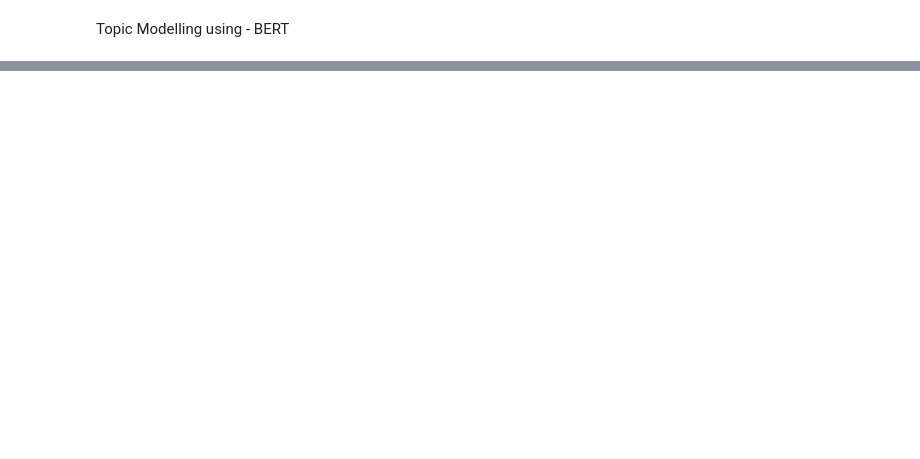
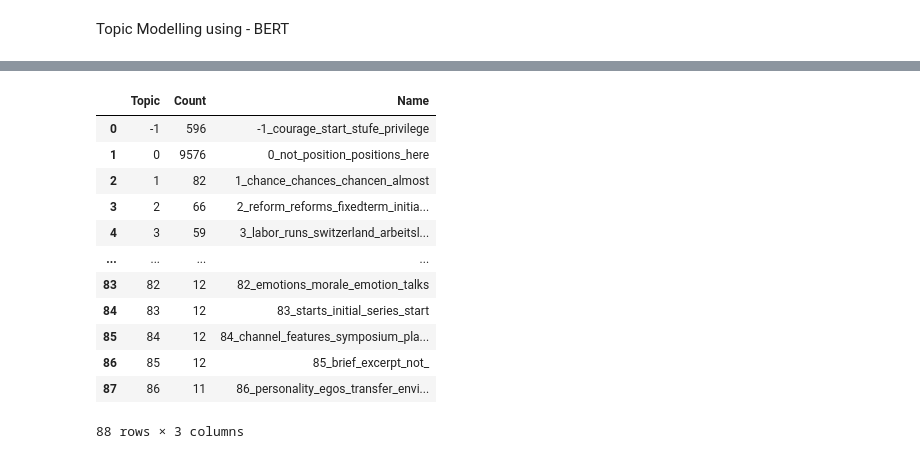
Before and after one commit to moinam/TweetAnalyzer, a Jupyter notebook: TopicModelling.ipynb, the cells around one changed output, grey strips where cells are left out. Cells and saved outputs as stored; diff of their text form; code cells hidden in the pictures; blank space fills up the shorter version.

```diff
--- a/TopicModelling.ipynb
+++ b/TopicModelling.ipynb
@@ -631,0 +555,16 @@ ValueError: Mime type rendering requires nbformat>=4.2.0 but it is not installed
+# %%
+en_de_model.get_topic_info()
+# %% [output]
+|  | Topic | Count | Name |
+| 0 | -1 | 596 | -1_courage_start_stufe_privilege |
+| 1 | 0 | 9576 | 0_not_position_positions_here |
+| 2 | 1 | 82 | 1_chance_chances_chancen_almost |
+| 3 | 2 | 66 | 2_reform_reforms_fixedterm_initia... |
+| 4 | 3 | 59 | 3_labor_runs_switzerland_arbeitsl... |
+| ... | ... | ... | ... |
+| 83 | 82 | 12 | 82_emotions_morale_emotion_talks |
+| 84 | 83 | 12 | 83_starts_initial_series_start |
+| 85 | 84 | 12 | 84_channel_features_symposium_pla... |
+| 86 | 85 | 12 | 85_brief_excerpt_not_ |
+| 87 | 86 | 11 | 86_personality_egos_transfer_envi... |
+88 rows × 3 columns
```
Also changed, not shown: parts of 20 cells of this notebook.
